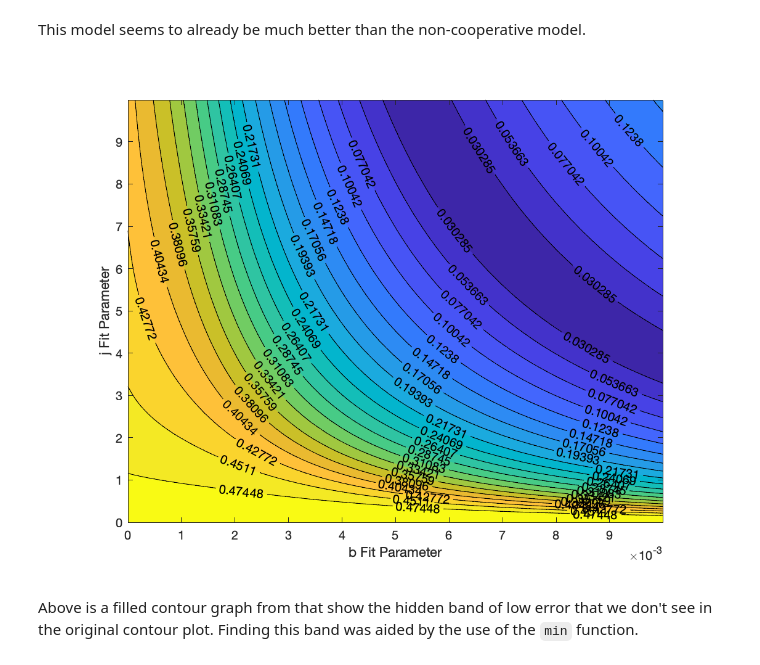
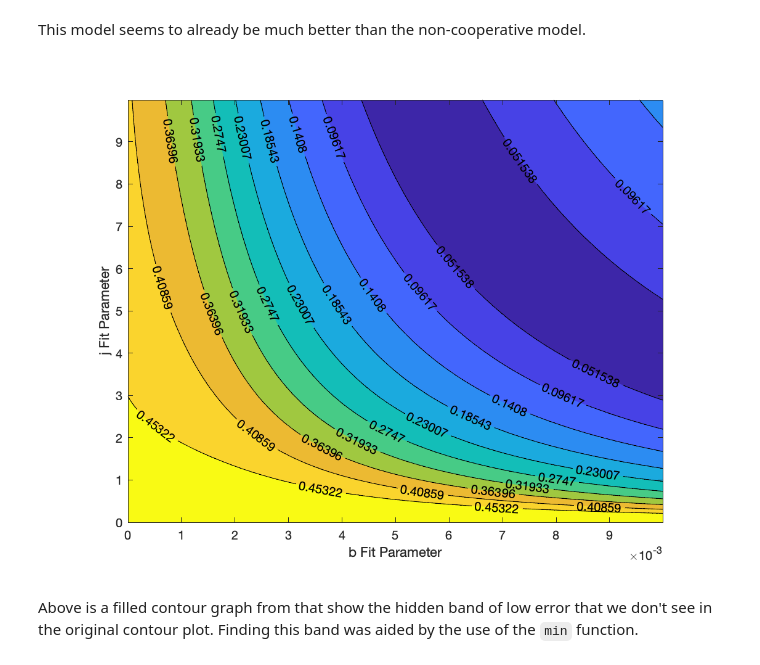
Before and after one commit to RandomKiddo/PolarisResearchProject, a Jupyter notebook: Project.ipynb, the cells around one changed output. Saved outputs shown, nothing was run; the diff lists cells and outputs as text; code cells hidden in the pictures.

```diff
--- a/Project.ipynb
+++ b/Project.ipynb
@@ -271,11 +271,11 @@ end
 # %%
 error = sum(abs(frac_occupancy - N_hat_coop(:,:,:))) ./ length(ln_ppo2);
 error_T = reshape(error, length(b), length(j));
-contourf(b, j, error_T, 20, "ShowText", "on")
+contourf(b, j, error_T, 10, "ShowText", "on")
 xlabel('b Fit Parameter')
 ylabel('j Fit Parameter')
 # %% [output]
-[figure, old version]
+[figure, new version]
 # %% [markdown]
 Above is a filled contour graph from that show the hidden band of low error that we don't see in the original contour plot. Finding this band was aided by the use of the `min` function.
 # %% [markdown]
```
Also changed, not shown: parts of 6 cells of this notebook, 2 other files.
